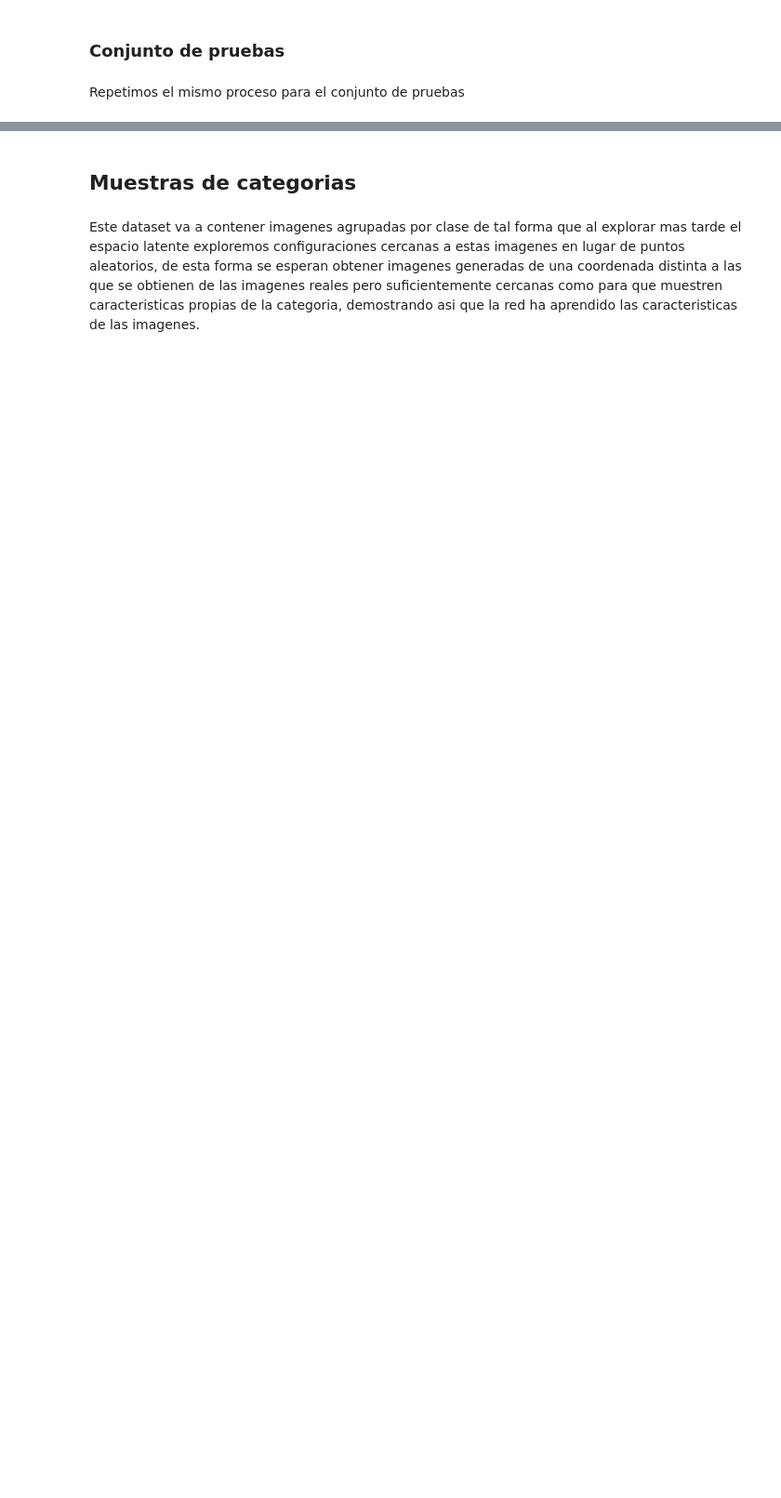
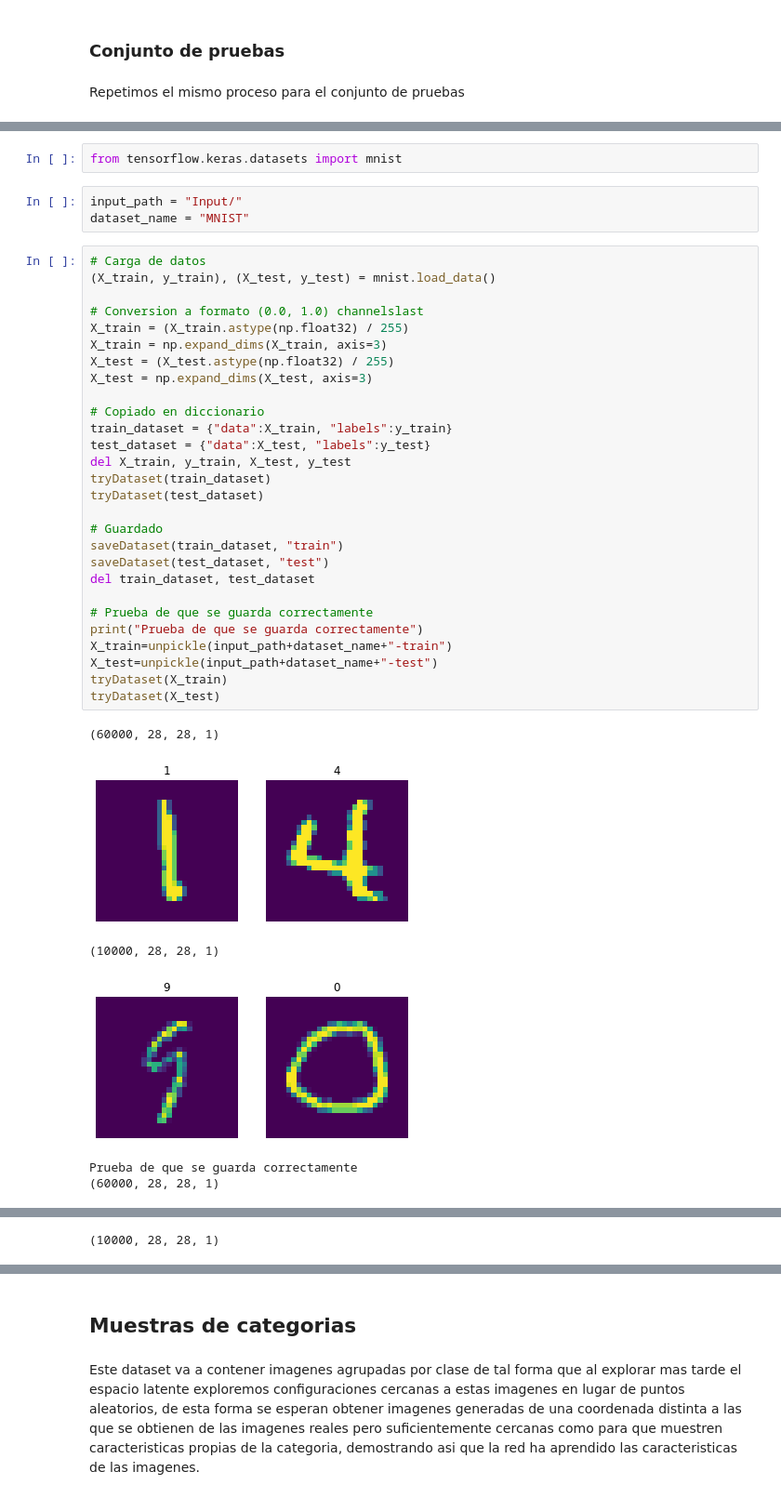
Before and after one commit to TFG-FcoJavier/TFG, a Jupyter notebook: preparacion_datos.ipynb, the cells around one changed output, grey strips where cells are left out. Shown at 93% size. Saved outputs shown, nothing was run; the diff lists cells and outputs as text; blank space fills up the shorter version.

Commit message:
Añadido MNIST a la preparacion de los datos Cierra #11

```diff
--- a/preparacion_datos.ipynb
+++ b/preparacion_datos.ipynb
@@ -156,0 +162,40 @@ tryDataset(X_test)
+# %%
+from tensorflow.keras.datasets import mnist
+# %%
+input_path = "Input/"
+dataset_name = "MNIST"
+# %%
+# Carga de datos
+(X_train, y_train), (X_test, y_test) = mnist.load_data()
+
+# Conversion a formato (0.0, 1.0) channelslast
+X_train = (X_train.astype(np.float32) / 255)
+X_train = np.expand_dims(X_train, axis=3)
+X_test = (X_test.astype(np.float32) / 255)
+X_test = np.expand_dims(X_test, axis=3)
+
+# Copiado en diccionario
+train_dataset = {"data":X_train, "labels":y_train}
+test_dataset = {"data":X_test, "labels":y_test}
+del X_train, y_train, X_test, y_test
+tryDataset(train_dataset)
+tryDataset(test_dataset)
+
+# Guardado
+saveDataset(train_dataset, "train")
+saveDataset(test_dataset, "test")
+del train_dataset, test_dataset
+
+# Prueba de que se guarda correctamente
+print("Prueba de que se guarda correctamente")
+X_train=unpickle(input_path+dataset_name+"-train")
+X_test=unpickle(input_path+dataset_name+"-test")
+tryDataset(X_train)
+tryDataset(X_test)
+# %% [output]
+(60000, 28, 28, 1)
+[figure, added]
+(10000, 28, 28, 1)
+[figure, added]
+Prueba de que se guarda correctamente
+(60000, 28, 28, 1)
@@ -156,0 +203 @@ tryDataset(X_test)
+(10000, 28, 28, 1)
```
Also changed, not shown: parts of 7 cells of this notebook.
